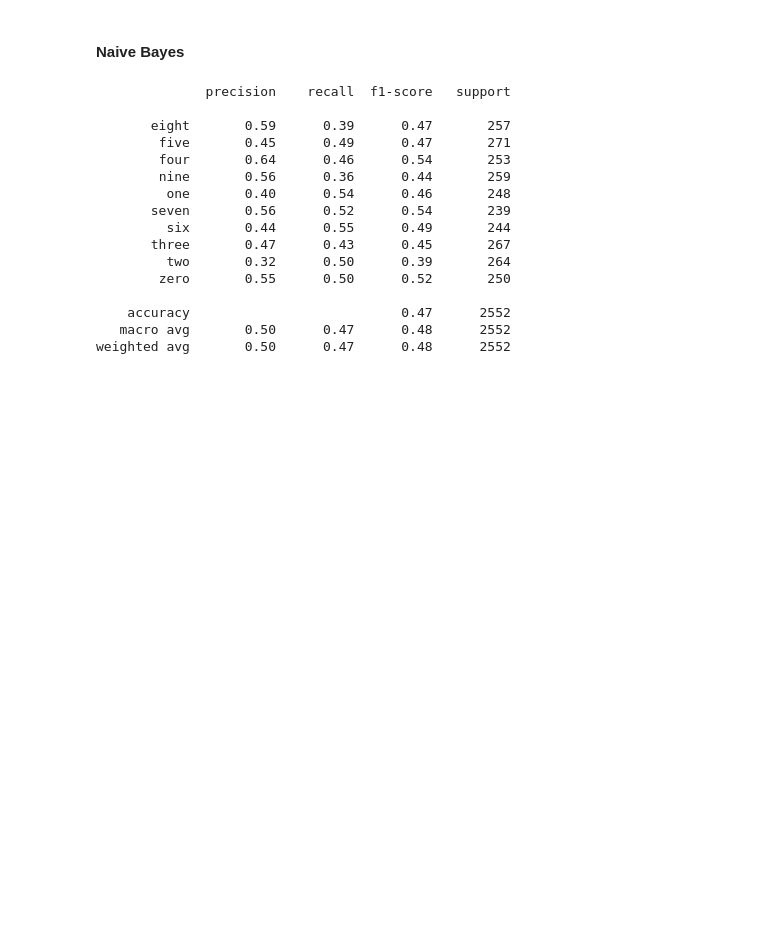
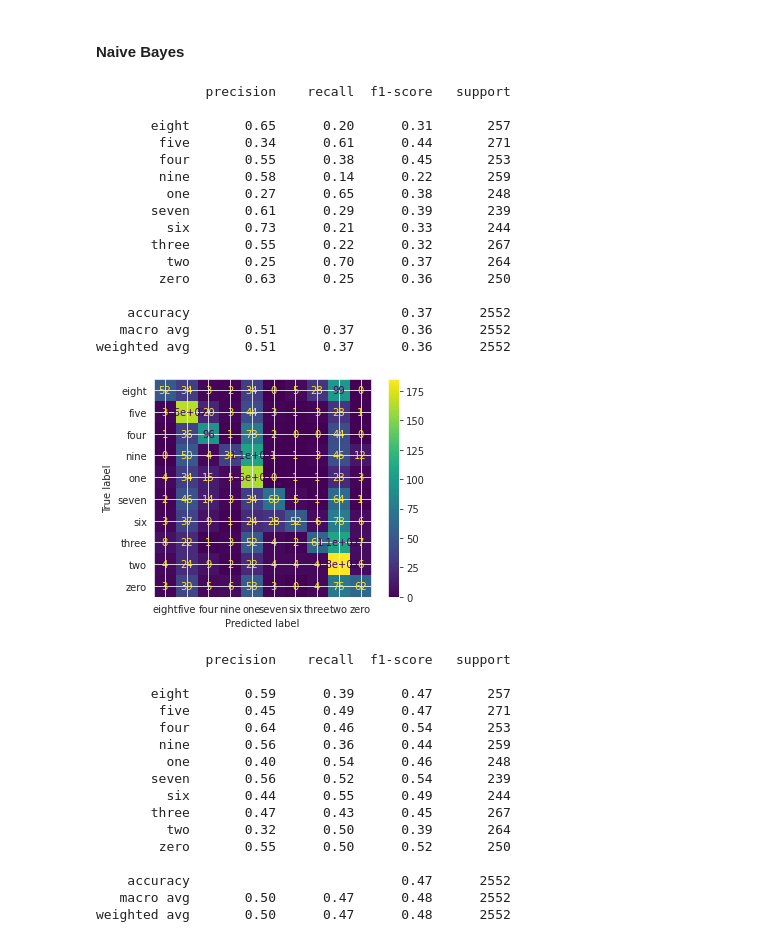
Before and after one commit to francotestori/aauba_02, a Jupyter notebook: Solution_Developement.ipynb, the cells around one changed output. Cells and saved outputs as stored; diff of their text form; code cells hidden in the pictures; blank space fills up the shorter version.

```diff
--- a/Solution_Developement.ipynb
+++ b/Solution_Developement.ipynb
@@ -1157,6 +1185,34 @@ print(f'Held-out: {len(kitchen_features)}')
 Held-out: 2552
 # %% [markdown]
 #### Naive Bayes
+# %%
+## No Scale
+kitchen_pred = gnb.predict(kitchen_features)
+
+# Confusion Matrix
+plot_confusion_matrix(gnb, kitchen_features, kitchen_target)
+
+# Classification Report
+kitchen_report = classification_report(kitchen_target,kitchen_pred)
+print(kitchen_report)
+# %% [output]
+              precision    recall  f1-score   support
+
+       eight       0.65      0.20      0.31       257
+        five       0.34      0.61      0.44       271
+        four       0.55      0.38      0.45       253
+        nine       0.58      0.14      0.22       259
+         one       0.27      0.65      0.38       248
+       seven       0.61      0.29      0.39       239
+         six       0.73      0.21      0.33       244
+       three       0.55      0.22      0.32       267
+         two       0.25      0.70      0.37       264
+        zero       0.63      0.25      0.36       250
+
+    accuracy                           0.37      2552
+   macro avg       0.51      0.37      0.36      2552
+weighted avg       0.51      0.37      0.36      2552
+[figure, added]
 # %%
 
 ## Scaled Naive Bayes
```
Also changed, not shown: parts of 5 cells of this notebook.
